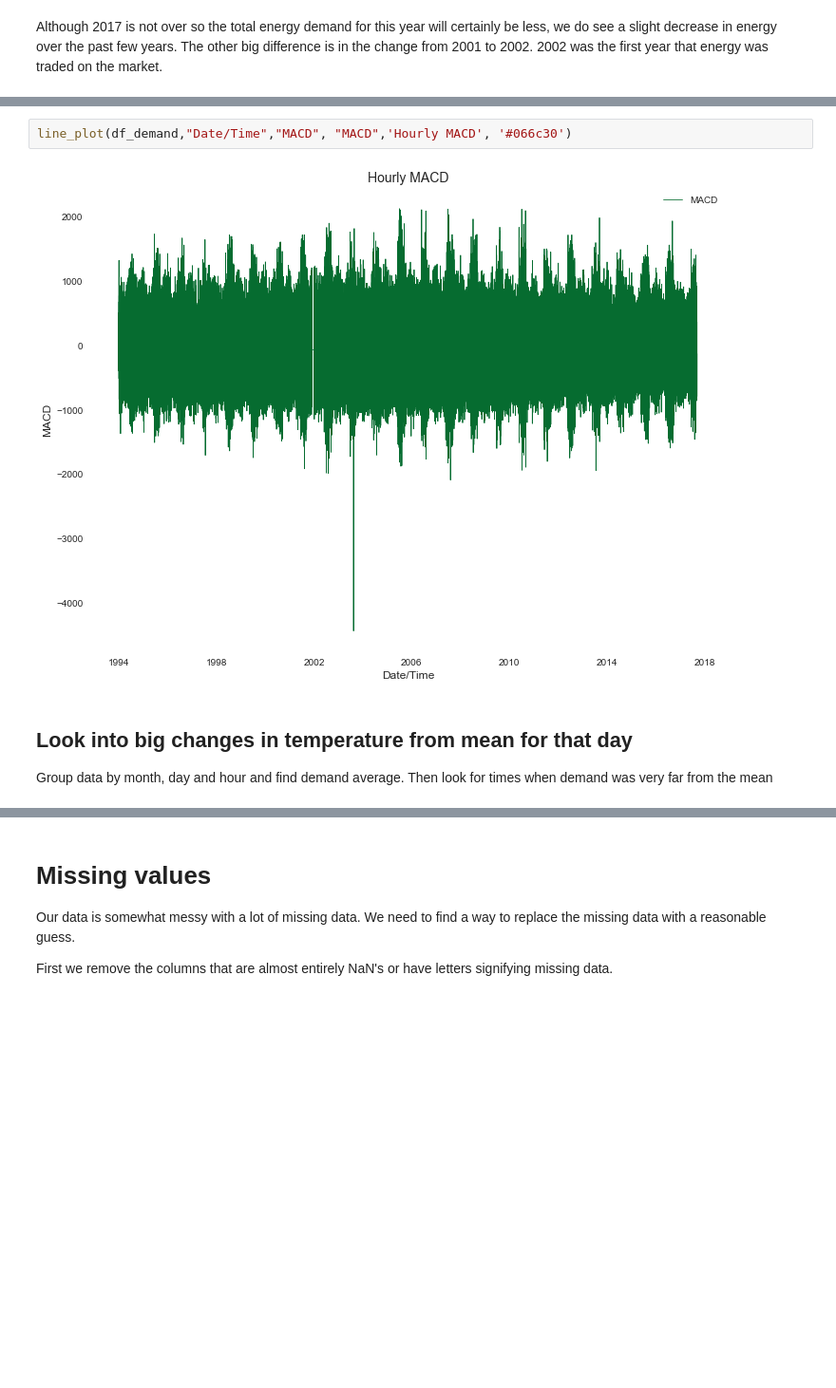
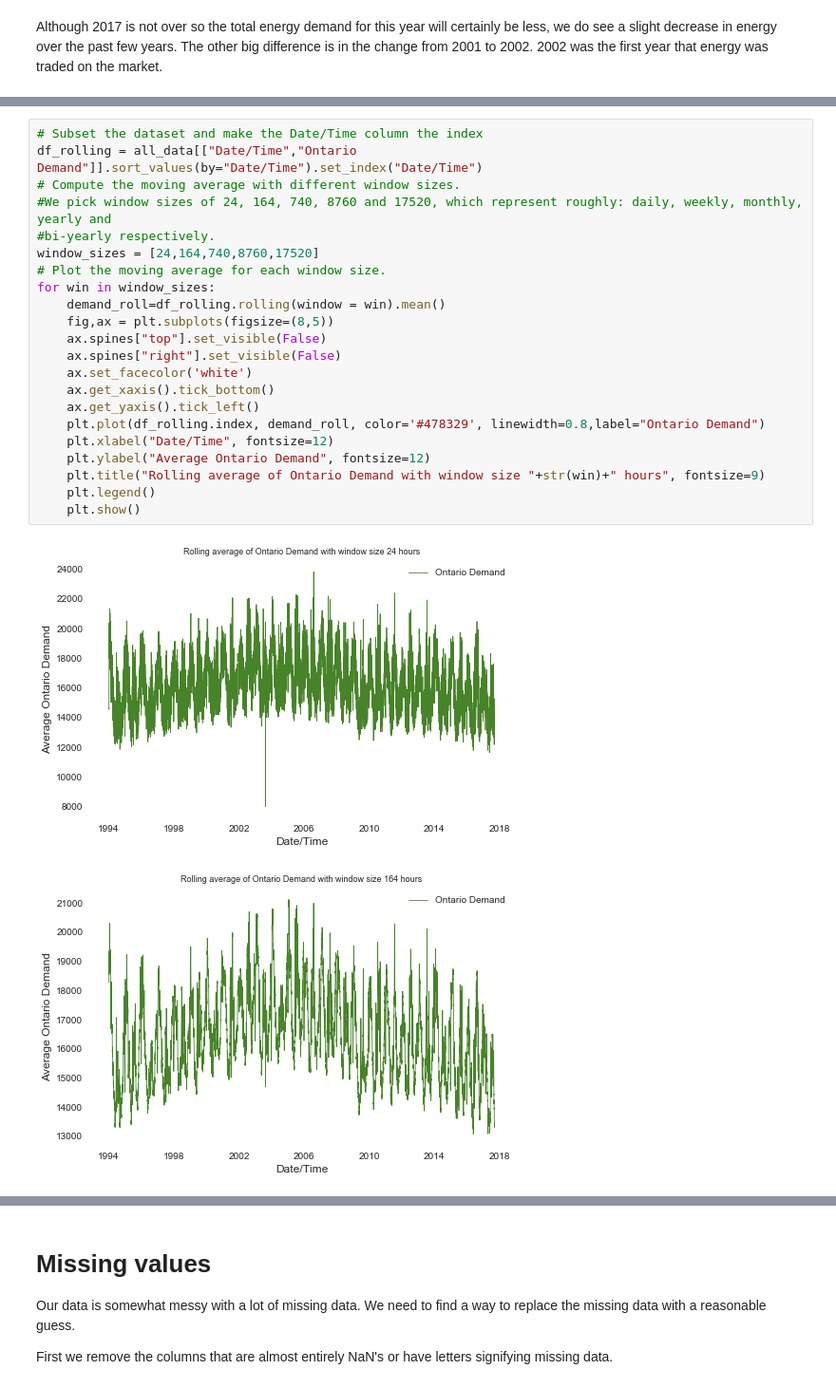
Before and after one commit to james-parks/Project2, a Jupyter notebook: CanadaEnergyUse.ipynb, the cells around one changed output, grey strips where cells are left out. Shown at 95% size. Drawn from its saved outputs; the diff is of its cells as text; blank space fills up the shorter version.

```diff
--- a/CanadaEnergyUse.ipynb
+++ b/CanadaEnergyUse.ipynb
@@ -574,8 +537,25 @@ df_demand.head(10)
-# %%
-line_plot(df_demand,"Date/Time","MACD", "MACD",'Hourly MACD', '#066c30')
-# %% [output]
-[figure, removed]
-# %% [markdown]
-## Look into big changes in temperature from mean for that day
-
-Group data by month, day and hour and find demand average. Then look for times when demand was very far from the mean
+# %%
+# Subset the dataset and make the Date/Time column the index
+df_rolling = all_data[["Date/Time","Ontario Demand"]].sort_values(by="Date/Time").set_index("Date/Time")
+# Compute the moving average with different window sizes.
+#We pick window sizes of 24, 164, 740, 8760 and 17520, which represent roughly: daily, weekly, monthly, yearly and
+#bi-yearly respectively.
+window_sizes = [24,164,740,8760,17520]
+# Plot the moving average for each window size.
+for win in window_sizes:
+    demand_roll=df_rolling.rolling(window = win).mean()
+    fig,ax = plt.subplots(figsize=(8,5))
+    ax.spines["top"].set_visible(False)
+    ax.spines["right"].set_visible(False)
+    ax.set_facecolor('white')
+    ax.get_xaxis().tick_bottom()
+    ax.get_yaxis().tick_left()
+    plt.plot(df_rolling.index, demand_roll, color='#478329', linewidth=0.8,label="Ontario Demand")
+    plt.xlabel("Date/Time", fontsize=12)
+    plt.ylabel("Average Ontario Demand", fontsize=12)
+    plt.title("Rolling average of Ontario Demand with window size "+str(win)+" hours", fontsize=9)
+    plt.legend()
+    plt.show()
+# %% [output]
+[figure, added]
+[figure, added]
```
Also changed, not shown: parts of 105 cells of this notebook.
